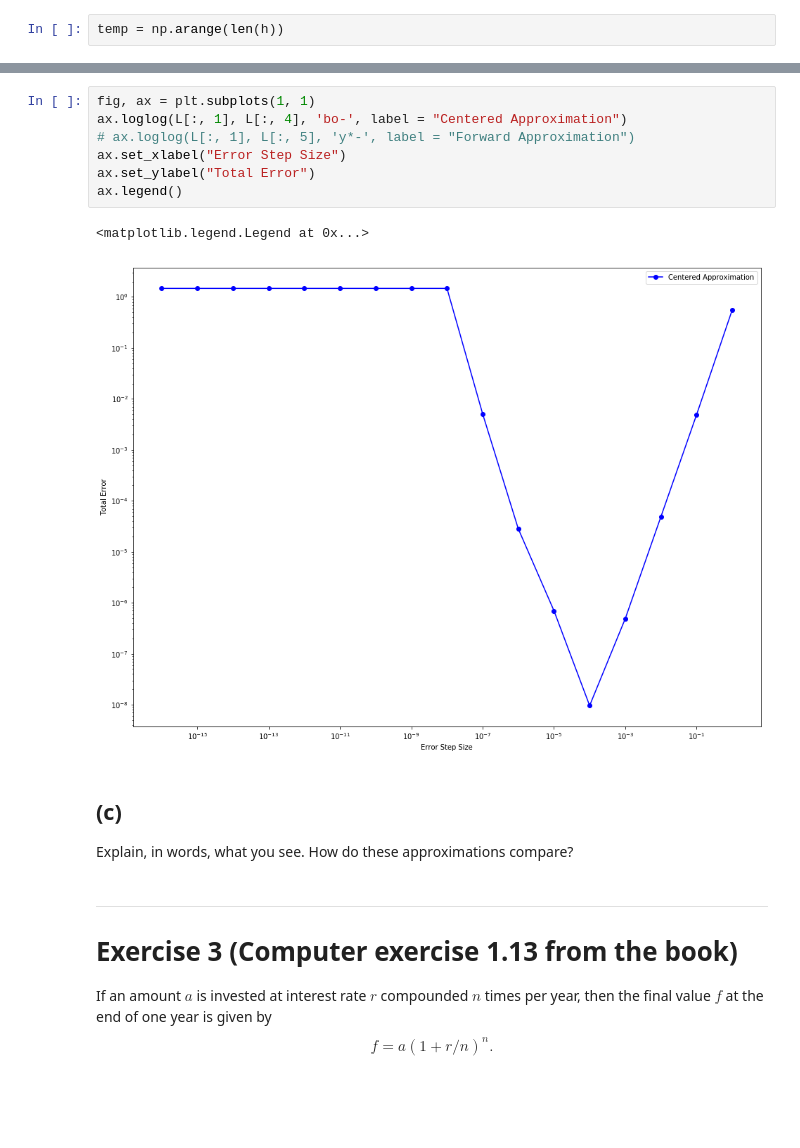
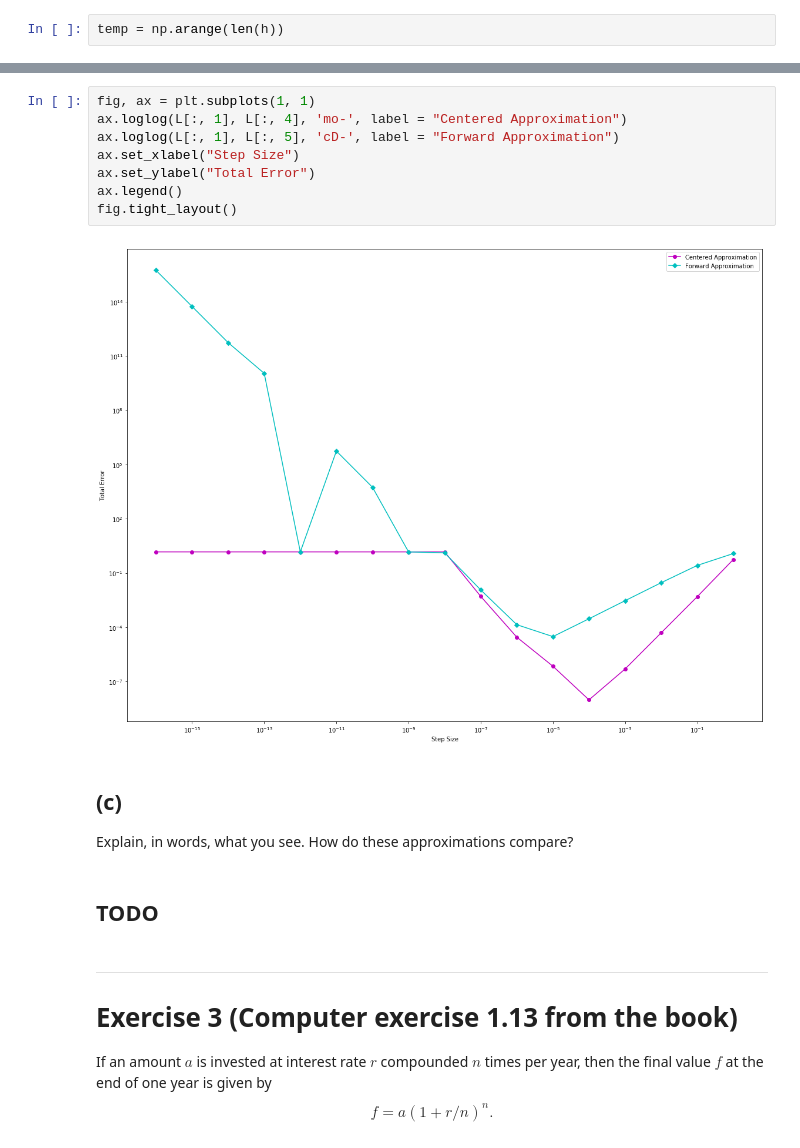
Before and after one commit to tharangni/num-alg-2018, a Jupyter notebook: hw1/Homework Assignment 1.ipynb, the cells around one changed output, grey strips where cells are left out. Drawn from its saved outputs; the diff is of its cells as text; blank space fills up the shorter version.

```diff
--- a/hw1/Homework Assignment 1.ipynb
+++ b/hw1/Homework Assignment 1.ipynb
@@ -339,16 +408,18 @@ temp = np.arange(len(h))
 # %%
 fig, ax = plt.subplots(1, 1)
-ax.loglog(L[:, 1], L[:, 4], 'bo-', label = "Centered Approximation")
-# ax.loglog(L[:, 1], L[:, 5], 'y*-', label = "Forward Approximation")
-ax.set_xlabel("Error Step Size")
+ax.loglog(L[:, 1], L[:, 4], 'mo-', label = "Centered Approximation")
+ax.loglog(L[:, 1], L[:, 5], 'cD-', label = "Forward Approximation")
+ax.set_xlabel("Step Size")
 ax.set_ylabel("Total Error")
 ax.legend()
+fig.tight_layout()
 # %% [output]
-<matplotlib.legend.Legend at 0x...>
-[figure, old version]
+[figure, new version]
 # %% [markdown]
 ## (c)
 Explain, in words, what you see. How do these approximations compare?
+# %% [markdown]
+## TODO
 # %% [markdown]
 ----
 # Exercise 3 (Computer exercise 1.13 from the book)
```
Also changed, not shown: parts of 8 cells of this notebook.
